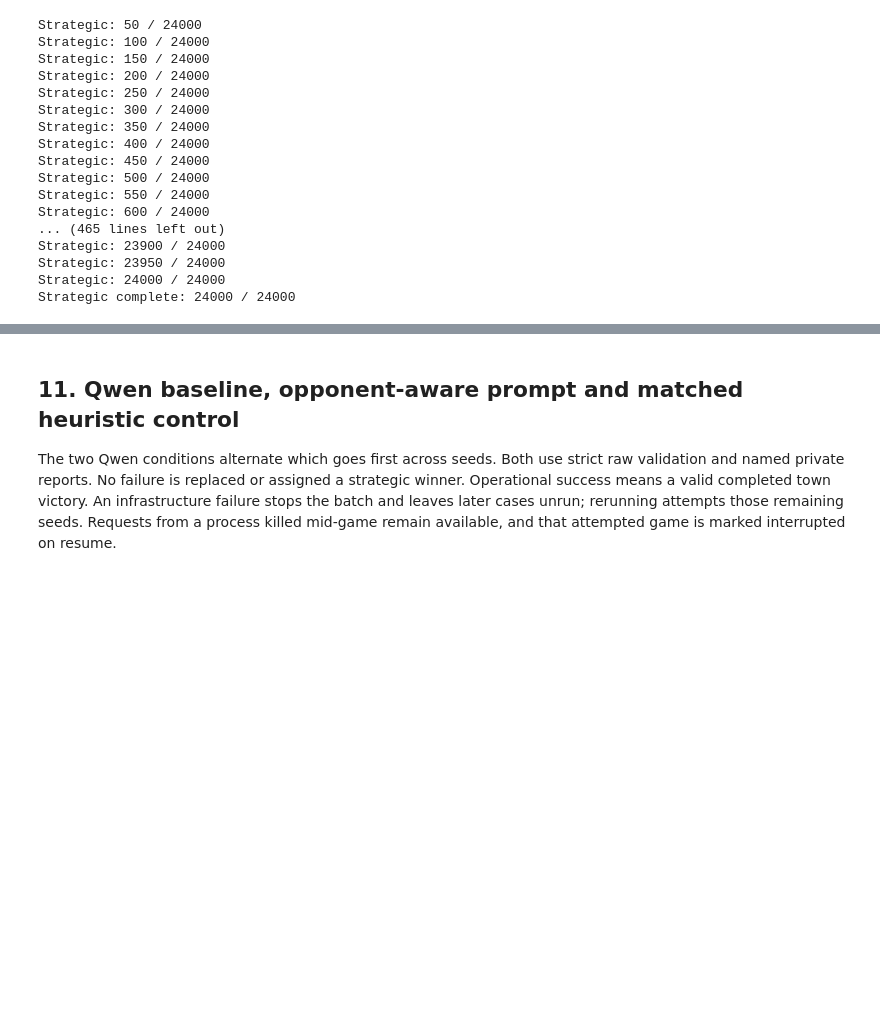
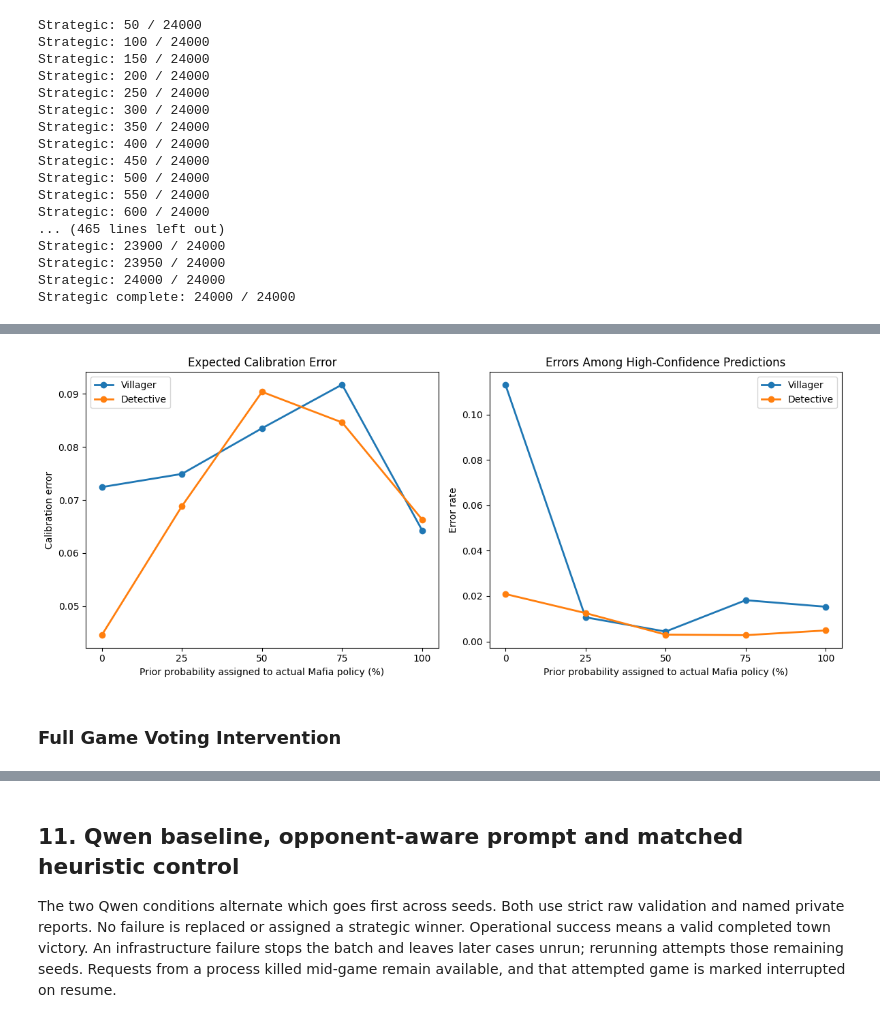
Before and after one commit to ddinesh19/15784_Mafia, a Jupyter notebook: Mafia_Final_Evaluation.ipynb, the cells around one changed output, grey strips where cells are left out. Cells and saved outputs as stored; diff of their text form; code cells hidden in the pictures; blank space fills up the shorter version.

```diff
--- a/Mafia_Final_Evaluation.ipynb
+++ b/Mafia_Final_Evaluation.ipynb
@@ -1660,0 +2875,41 @@ Strategic complete: 24000 / 24000
+# %%
+# Confidence and error under opponent-model mismatch
+
+fig, axes = plt.subplots(1, 2, figsize=(12, 5))
+
+for role in FOCAL_ROLES:
+  group = calibration_summary[
+    calibration_summary["focal_role"] == role
+  ].sort_values("true_policy_weight")
+
+  x = group["true_policy_weight"].to_numpy() * 100
+
+  axes[0].plot(
+    x, group["calibration_error"],
+    marker="o", linewidth=2, label=role
+  )
+
+  axes[1].plot(
+    x, group["high_confidence_error_rate"],
+    marker="o", linewidth=2, label=role
+  )
+
+axes[0].set_title("Expected Calibration Error")
+axes[0].set_ylabel("Calibration error")
+
+axes[1].set_title("Errors Among High-Confidence Predictions")
+axes[1].set_ylabel("Error rate")
+
+for ax in axes:
+  ax.set_xticks([0, 25, 50, 75, 100])
+  ax.set_xlabel("Prior probability assigned to actual Mafia policy (%)")
+  ax.legend()
+
+fig.tight_layout()
+fig.savefig("13_inference_confidence_errors.png", dpi=200)
+fig.savefig("13_inference_confidence_errors.pdf")
+plt.show()
+# %% [output]
+[figure, added]
+# %% [markdown]
+### Full Game Voting Intervention
```
Also changed, not shown: parts of 48 cells of this notebook.
